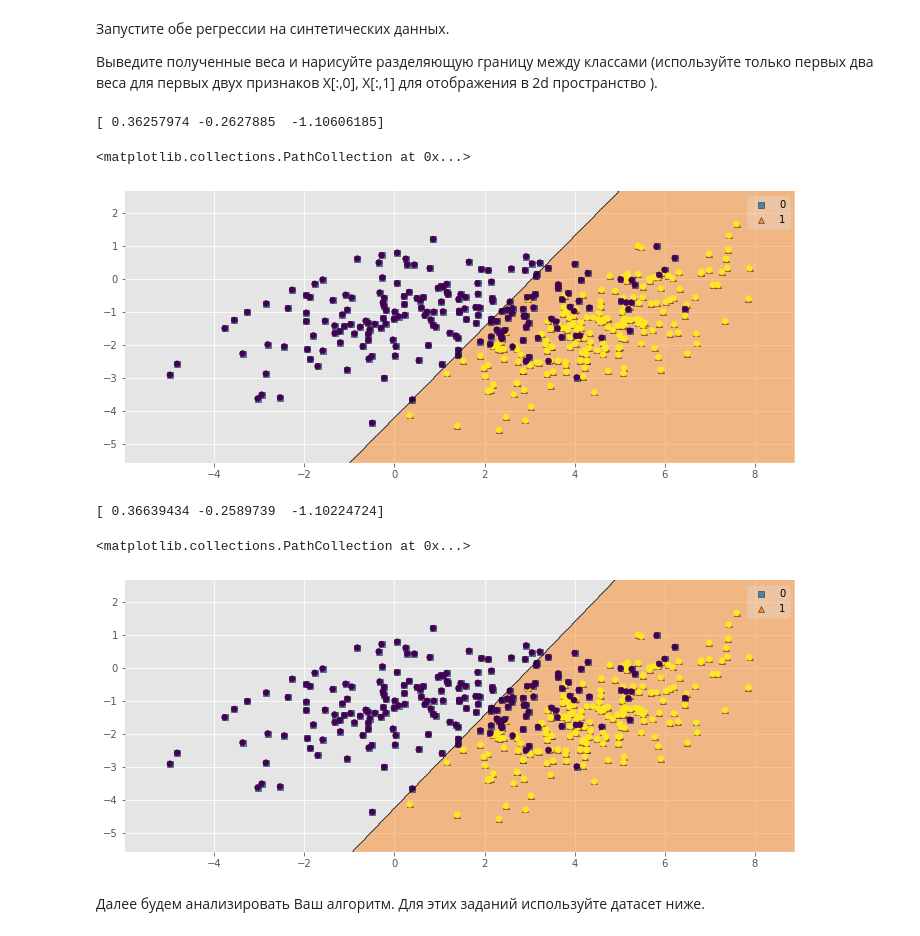
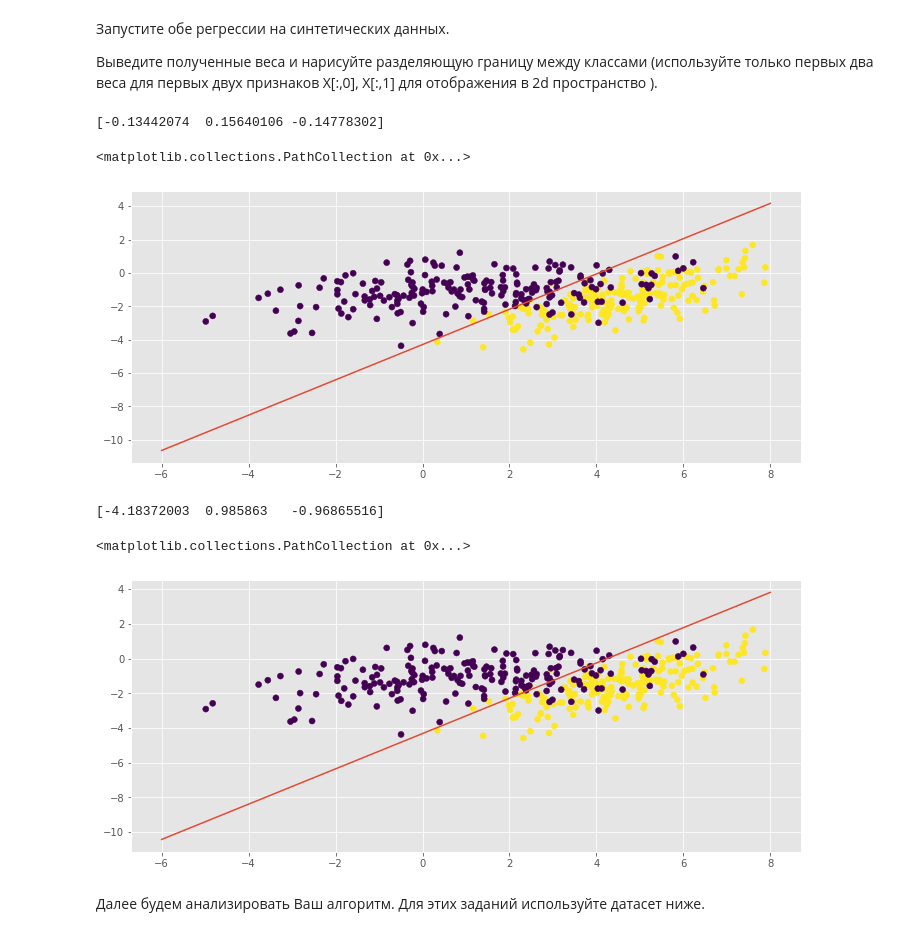
Before and after one commit to IvanTPL/msu_ml_spring_2022, a Jupyter notebook: Tepliashin_hw2.ipynb, the cells around one changed output. Cells and saved outputs as stored; diff of their text form; code cells hidden in the pictures.

```diff
--- a/Tepliashin_hw2.ipynb
+++ b/Tepliashin_hw2.ipynb
@@ -390,6 +388,11 @@ from mlxtend.plotting import plot_decision_regions
-# %%
-def plot_decision_boundary(clf):
-    plot_decision_regions(X, y.astype(np.int_), clf)
+# %%
+def plot_decision_boundary(clf):
+    x = np.linspace(-6, 8)
+    if (clf.model_type == 'lin_reg'):
+        y = -(clf.weights[0] + clf.weights[1] * x - 0.5) / clf.weights[2]
+    if (clf.model_type == 'log_reg'):
+        y = -(clf.weights[0] + clf.weights[1] * x) / clf.weights[2]
+    plt.plot(x, y)
 # %%
 np.random.seed(0)
 
@@ -401,8 +404,7 @@ gauss2 = np.dot(np.random.randn(200, 2) + np.array([1.5, 0]), C2)
 X = np.vstack([gauss1, gauss2])
 y = np.r_[np.ones(200), np.zeros(200)]
 
-my_batch_generator = batch_generator(X, y, shuffle=True, batch_size=1)
-clf = MySGDClassifier(my_batch_generator, model_type='lin_reg')
+clf = MySGDClassifier(batch_generator, C=100, max_epoch=30, model_type='lin_reg')
 clf.fit(X, y)
 print(clf.weights)
 
@@ -410,32 +412,31 @@ plot_decision_boundary(clf)
 
 plt.scatter(X[:,0], X[:,1], c=y)
 # %% [output]
-[ 0.36257974 -0.2627885  -1.10606185]
+[-0.13442074  0.15640106 -0.14778302]
 <matplotlib.collections.PathCollection at 0x...>
-[figure, old version]
+[figure, new version]
 # %%
 np.random.seed(0)
 
 C1 = np.array([[0., -0.8], [1.5, 0.8]])
 C2 = np.array([[1., -0.7], [2., 0.7]])
 gauss1 = np.dot(np.random.randn(200, 2) + np.array([5, 3]), C1)
 gauss2 = np.dot(np.random.randn(200, 2) + np.array([1.5, 0]), C2)
 
 X = np.vstack([gauss1, gauss2])
 y = np.r_[np.ones(200), np.zeros(200)]
 
-my_batch_generator = batch_generator(X, y, shuffle=True, batch_size=1)
-clf = MySGDClassifier(my_batch_generator, model_type='log_reg')
+clf = MySGDClassifier(batch_generator, C=100, max_epoch=30, model_type='log_reg')
 clf.fit(X, y)
 print(clf.weights)
 
 plot_decision_boundary(clf)
 
 plt.scatter(X[:,0], X[:,1], c=y)
 # %% [output]
-[ 0.36639434 -0.2589739  -1.10224724]
+[-4.18372003  0.985863   -0.96865516]
 <matplotlib.collections.PathCollection at 0x...>
-[figure, old version]
+[figure, new version]
 # %% [markdown]
 Далее будем анализировать Ваш алгоритм.
 Для этих заданий используйте датасет ниже.
```
Also changed, not shown: parts of 36 cells of this notebook.
